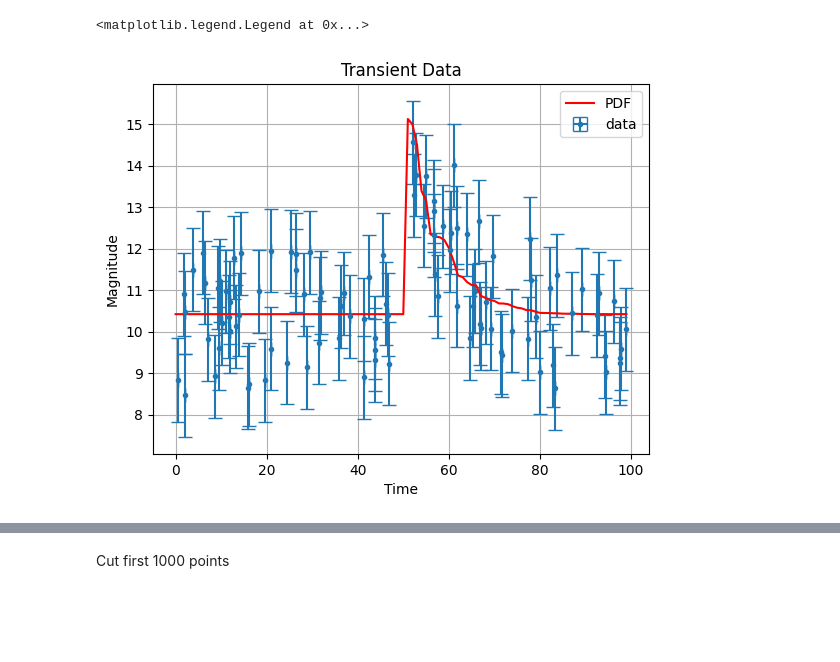
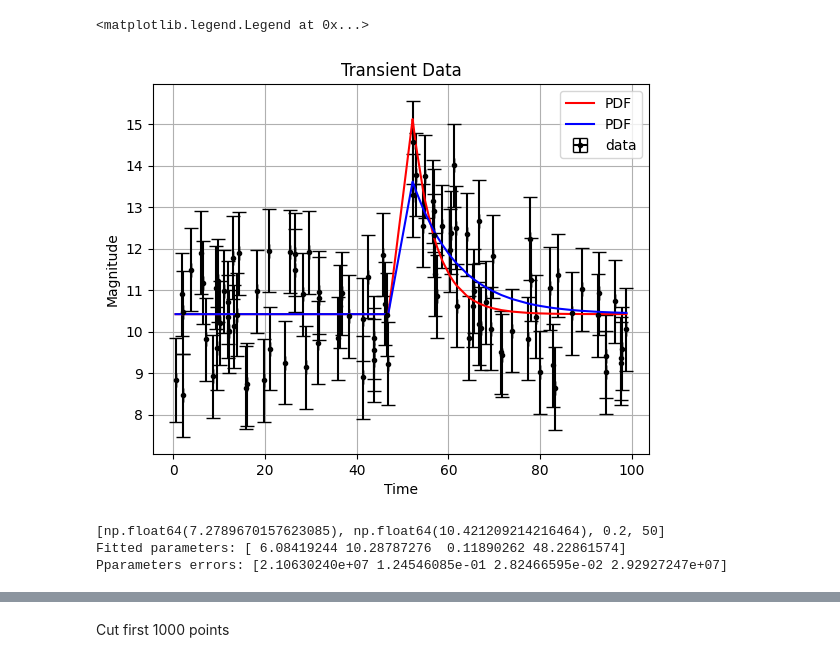
Before and after one commit to Richardforphys/AstroStatistics, a Jupyter notebook: AML/Notebooks/AstroStatistics/Transient.ipynb, the cells around one changed output, grey strips where cells are left out. Cells and saved outputs as stored; diff of their text form; code cells hidden in the pictures; blank space fills up the shorter version.

Commit message:
Transient data

```diff
--- a/AML/Notebooks/AstroStatistics/Transient.ipynb
+++ b/AML/Notebooks/AstroStatistics/Transient.ipynb
@@ -36,14 +36,48 @@ def pdf(x):
     """
     output = np.where(Time > x[3], x[1] + x[0] * np.exp(-x[2] * (Time - x[3])), x[1])
     return output
+
+def func(Time,A,b,alpha,t0):
+    output = np.where(Time > t0, b + A * np.exp(-alpha * (Time -t0)),b)
+    return output
+
+def double_exp(Time, A, b, tau_rise, tau_descent, t_rise, t_descent):
+    """
+    Double exponential function for modeling transient data.
+
+    Parameters
+    ----------
+    Time : array-like
+        The time values.
+    A : float
+        The amplitude of the transient.
+    b : float
+        The constant offset of the transient.
+    tau_rise : float
+        The rise time constant.
+    tau_descent : float
+        The descent time constant.
+    t_rise : float
+        The time at which the rise starts.
+    t_descent : float
+        The time at which the descent starts.
+
+    Returns
+    -------
+    array-like
+        The double exponential evaluated at each time point.
+    """
+    return np.where(Time < t_rise, b,
+                    np.where(Time < t_descent,b + A * (1 - np.exp(-Time / tau_rise)), b + A * (1 - np.exp(-t_rise / tau_rise)) * np.exp(-(Time - t_rise) / tau_descent)))
 # %%
-plt.errorbar(Time, vals, xerr=0, yerr=errs,capsize=5, fmt=".", label="data")
-plt.plot(pdf(np.array([max(vals)/2,vals[:20].mean(),0.2,50])), color='red', label="PDF")
+plt.errorbar(Time, vals, xerr=0, yerr=errs,capsize=5, fmt=".", label="data", color='black')
+plt.plot(Time,func(Time,*np.array([max(vals)/2,vals[:20].mean(),0.2,50])), color='red', label="PDF")
+plt.plot(Time,double_exp(Time,*np.array([max(vals)/3,vals[:20].mean(),3, 10,48,50])), color='blue', label="PDF")
 plt.grid()
 plt.xlabel('Time')
 plt.ylabel('Magnitude')
 plt.title('Transient Data')
 plt.legend()
 # %% [output]
 <matplotlib.legend.Legend at 0x...>
-[figure, old version]
+[figure, new version]
@@ -49,0 +88,8 @@ plt.legend()
+# %%
+print([max(vals)/2,vals[:20].mean(),0.2,50])
+print("Fitted parameters:", popt)
+print("Pparameters errors:", np.diag(pcov)**0.5)
+# %% [output]
+[np.float64(7.2789670157623085), np.float64(10.421209214216464), 0.2, 50]
+Fitted parameters: [ 6.08419244 10.28787276  0.11890262 48.22861574]
+Pparameters errors: [2.10630240e+07 1.24546085e-01 2.82466595e-02 2.92927247e+07]
```
Also changed, not shown: parts of 9 cells of this notebook.
